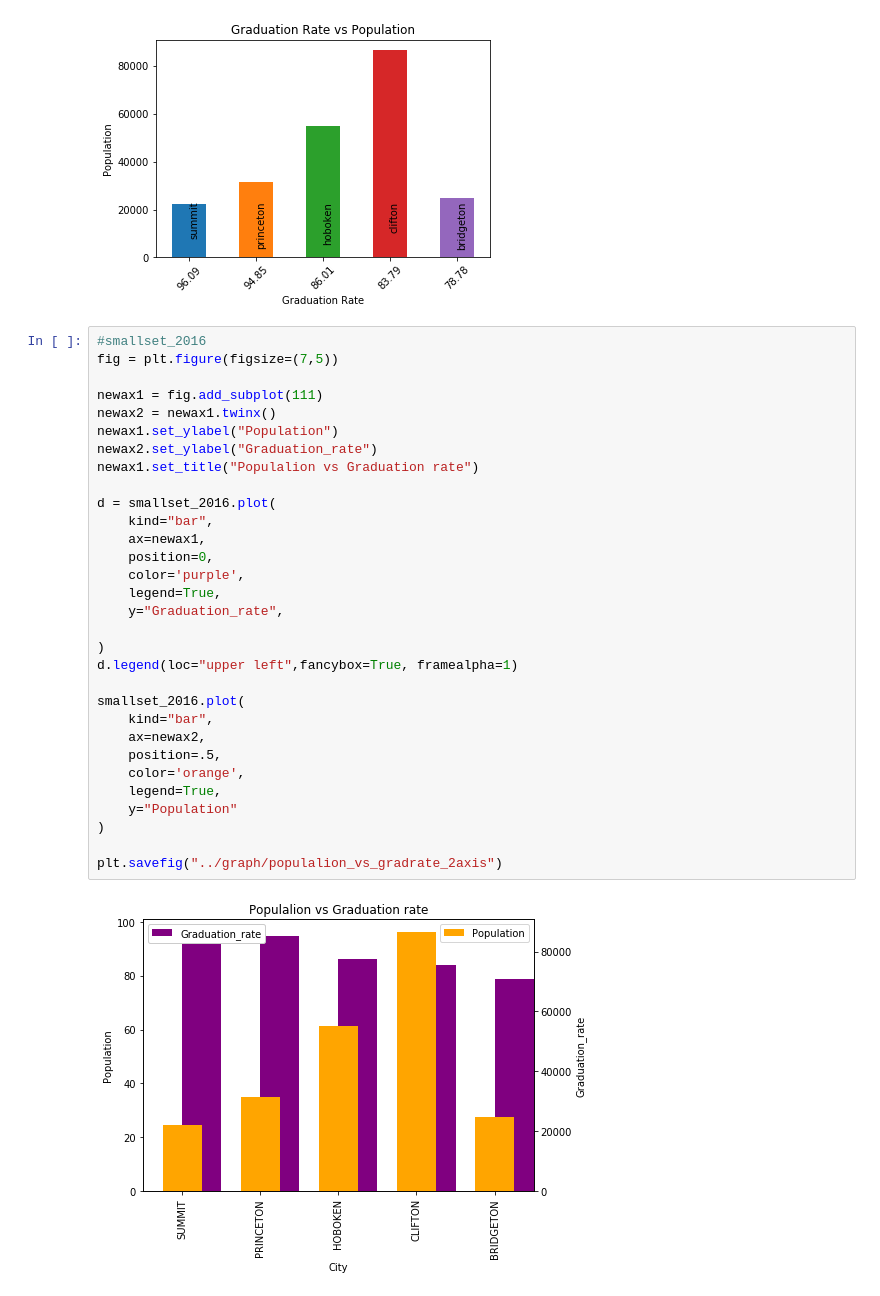
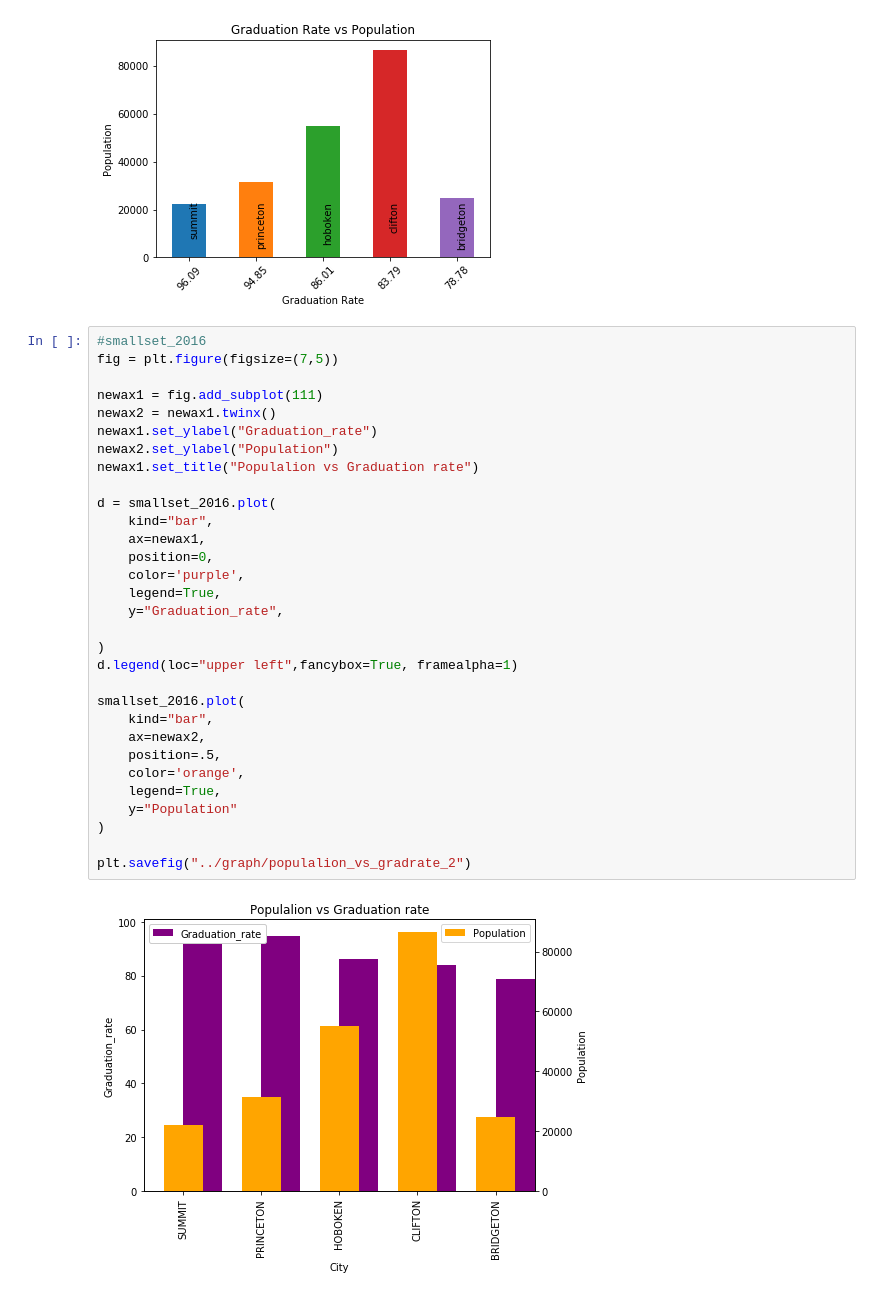
Before and after one commit to fab5-rutgers/first_project, a Jupyter notebook: pop_vs_grad/pop_vs_grad.ipynb, the cells around one changed output. Saved outputs shown, nothing was run; the diff lists cells and outputs as text.

Commit message:
graph updates

```diff
--- a/pop_vs_grad/pop_vs_grad.ipynb
+++ b/pop_vs_grad/pop_vs_grad.ipynb
@@ -166,33 +166,33 @@ plt.savefig("../graph/populalion_vs_gradrate")
 # %%
 #smallset_2016
 fig = plt.figure(figsize=(7,5))
 
 newax1 = fig.add_subplot(111)
 newax2 = newax1.twinx()
-newax1.set_ylabel("Population")
-newax2.set_ylabel("Graduation_rate")
+newax1.set_ylabel("Graduation_rate")
+newax2.set_ylabel("Population")
 newax1.set_title("Populalion vs Graduation rate")
 
 d = smallset_2016.plot(
     kind="bar",
     ax=newax1,
     position=0,
     color='purple',
     legend=True,
     y="Graduation_rate",
 
 )
 d.legend(loc="upper left",fancybox=True, framealpha=1)
 
 smallset_2016.plot(
     kind="bar",
     ax=newax2,
     position=.5,
     color='orange',
     legend=True,
     y="Population"
 )
 
-plt.savefig("../graph/populalion_vs_gradrate_2axis")
+plt.savefig("../graph/populalion_vs_gradrate_2")
 # %% [output]
-[figure, old version]
+[figure, new version]
```
Also changed, not shown: 2 other files.
